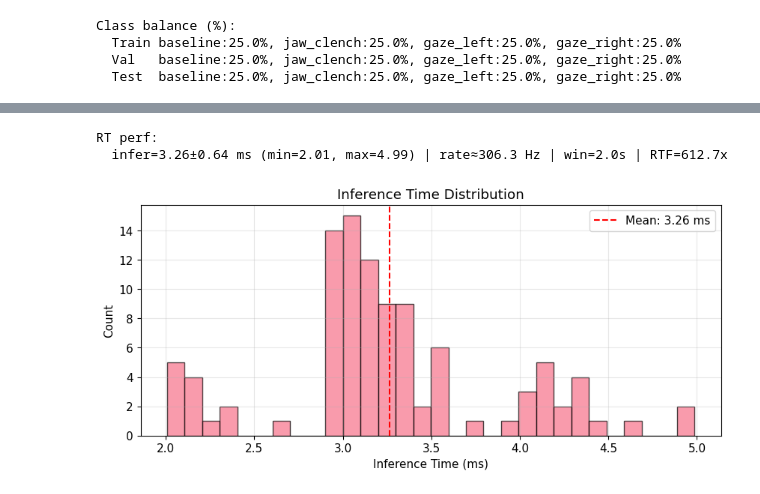
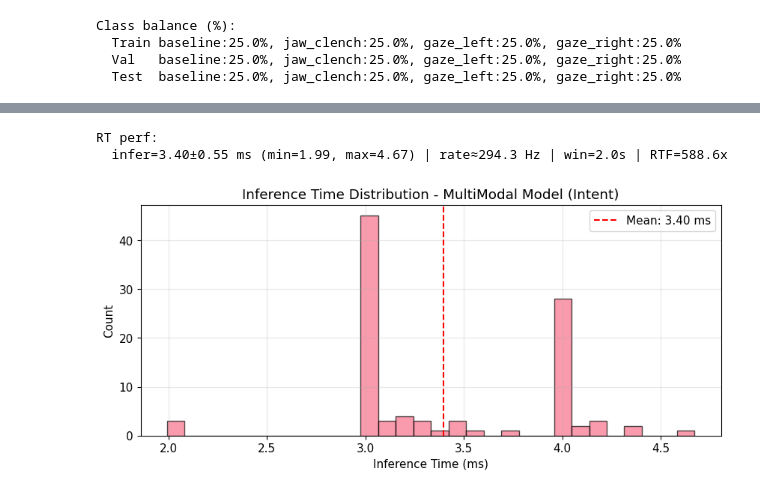
Before and after one commit to GanshinW/Glasses_Based_BCI, a Jupyter notebook: scripts/intent_pipeline.ipynb, the cells around one changed output, grey strips where cells are left out. Cells and saved outputs as stored; diff of their text form; code cells hidden in the pictures.

```diff
--- a/scripts/intent_pipeline.ipynb
+++ b/scripts/intent_pipeline.ipynb
@@ -40,7 +71,7 @@ Env ready
 # %%
 # 2. Load Dataset and Explore Basic Information
 # Load dataset
-data_path = '../data/intent_dataset_20250830_121807.npz'
+data_path = '../data/intent_dataset_20250830_213704.npz'
 data = np.load(data_path, allow_pickle=True)
 
 # Extract arrays
@@ -473,17 +617,13 @@ model.eval()
 all_preds, all_labels = [], []
 with torch.no_grad():
     for batch in test_loader:
-        if len(batch) == 3:
-            x_time, x_freq, y = batch
-            x_img = None
+        x_data, y = get_batch_data(batch)
+        if isinstance(x_data, tuple):
+            x_data = [d.to(device) for d in x_data]
+            out = model(*x_data)
         else:
-            x_time, x_freq, x_img, y = batch
-
-        x_time = x_time.to(device)
-        x_freq = x_freq.to(device)
-        if x_img is not None: x_img = x_img.to(device)
-
-        out = model(x_time, x_freq) if x_img is None else model(x_time, x_freq, x_img)
+            x_data = x_data.to(device)
+            out = model(x_data)
         _, pred = out.max(1)
         all_preds.extend(pred.cpu().numpy())
         all_labels.extend(y.numpy())
@@ -494,7 +634,7 @@ cm = confusion_matrix(all_labels, all_preds)
 fig, ax = plt.subplots(figsize=(8, 6))
 sns.heatmap(cm, annot=True, fmt='d', cmap='Blues',
             xticklabels=class_names, yticklabels=class_names)
-ax.set_xlabel('Predicted'); ax.set_ylabel('True'); ax.set_title('Confusion Matrix - Test')
+ax.set_xlabel('Predicted'); ax.set_ylabel('True'); ax.set_title(f'Confusion Matrix - {best_model_name} Model')
 plt.tight_layout(); plt.show()
 
 print("\nClassification report:")
@@ -593,31 +765,38 @@ ax.legend(); ax.grid(True, alpha=0.3, axis='y'); plt.tight_layout(); plt.show()
 # %%
 # 13. Real-time Performance Evaluation
 model.eval()
 inference_times = []
+if best_model_name == 'Time':
+    sample = torch.FloatTensor(X_time_test[0:1]).to(device)
+elif best_model_name == 'Freq':
+    sample = torch.FloatTensor(X_freq_test[0:1]).to(device)
+elif best_model_name == 'Img':
+    sample = torch.FloatTensor(X_img_test[0:1]).to(device)
+else:
+    sample = (torch.FloatTensor(X_time_test[0:1]).to(device),
+              torch.FloatTensor(X_freq_test[0:1]).to(device),
+              torch.FloatTensor(X_img_test[0:1]).to(device))
 with torch.no_grad():
     for _ in range(100):
-        x_time = torch.FloatTensor(X_time_test[0:1]).to(device)
-        x_freq = torch.FloatTensor(X_freq_test[0:1]).to(device)
-        x_img  = torch.FloatTensor(X_img_test[0:1]).to(device)
         t0 = time.time()
-        _ = model(x_time, x_freq, x_img)
-        inference_times.append((time.time() - t0) * 1000)
+        _ = model(*sample) if isinstance(sample, tuple) else model(sample)
+        inference_times.append((time.time()-t0)*1000)
 
 avg_infer = np.mean(inference_times); std_infer = np.std(inference_times)
 print("RT perf:")
 print(f"  infer={avg_infer:.2f}±{std_infer:.2f} ms "
       f"(min={np.min(inference_times):.2f}, max={np.max(inference_times):.2f}) | "
       f"rate≈{1000/avg_infer:.1f} Hz | "
-      f"win={X_time_test.shape[-1]/sampling_rate:.1f}s | "
-      f"RTF={(X_time_test.shape[-1]/sampling_rate*1000)/avg_infer:.1f}x")
-
-plt.figure(figsize=(10, 4))
+      f"win={window_size/sampling_rate:.1f}s | "
+      f"RTF={(window_size/sampling_rate*1000)/avg_infer:.1f}x")
+plt.figure(figsize=(10,4))
 plt.hist(inference_times, bins=30, alpha=0.7, edgecolor='black')
 plt.axvline(avg_infer, color='red', linestyle='--', label=f'Mean: {avg_infer:.2f} ms')
-plt.xlabel('Inference Time (ms)'); plt.ylabel('Count'); plt.title('Inference Time Distribution')
+plt.xlabel('Inference Time (ms)'); plt.ylabel('Count')
+plt.title(f'Inference Time Distribution - {best_model_name} Model (Intent)')
 plt.legend(); plt.grid(True, alpha=0.3); plt.show()
 # %% [output]
 RT perf:
-  infer=3.26±0.64 ms (min=2.01, max=4.99) | rate≈306.3 Hz | win=2.0s | RTF=612.7x
+  infer=3.40±0.55 ms (min=1.99, max=4.67) | rate≈294.3 Hz | win=2.0s | RTF=588.6x
-[figure, old version]
+[figure, new version]
 # %%
```
Also changed, not shown: parts of 12 cells of this notebook, 1 other file.
